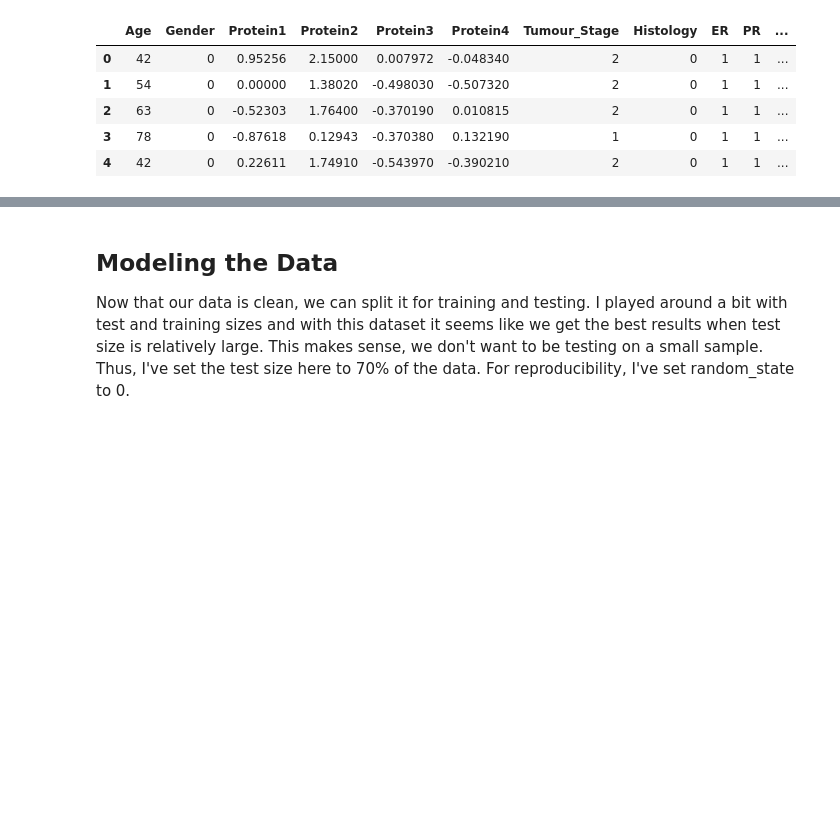
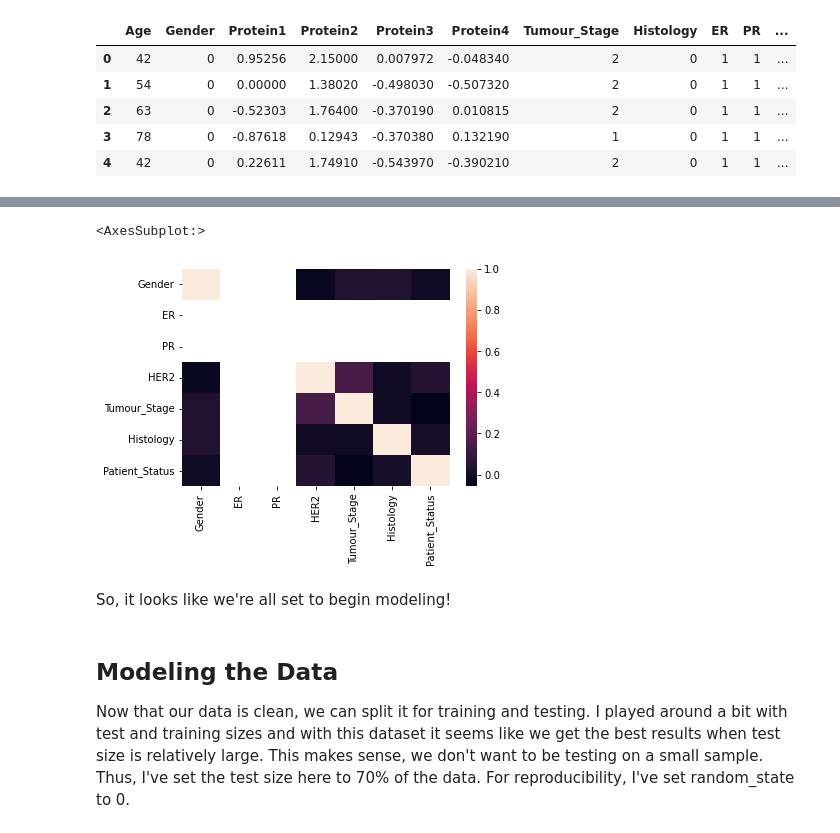
Before and after one commit to billingsmoore/cancer-outcome-prediction, a Jupyter notebook: cancer_outcome_prediction.ipynb, the cells around one changed output, grey strips where cells are left out. Saved outputs shown, nothing was run; the diff lists cells and outputs as text; code cells hidden in the pictures; blank space fills up the shorter version.

```diff
--- a/cancer_outcome_prediction.ipynb
+++ b/cancer_outcome_prediction.ipynb
@@ -113,3 +145,10 @@ df.head()
+# %%
+seaborn.heatmap(cat.corr())
+# %% [output]
+<AxesSubplot:>
+[figure, added]
+# %% [markdown]
+So, it looks like we're all set to begin modeling!
 # %% [markdown]
 ## Modeling the Data
 
```
Also changed, not shown: parts of 6 cells of this notebook.
